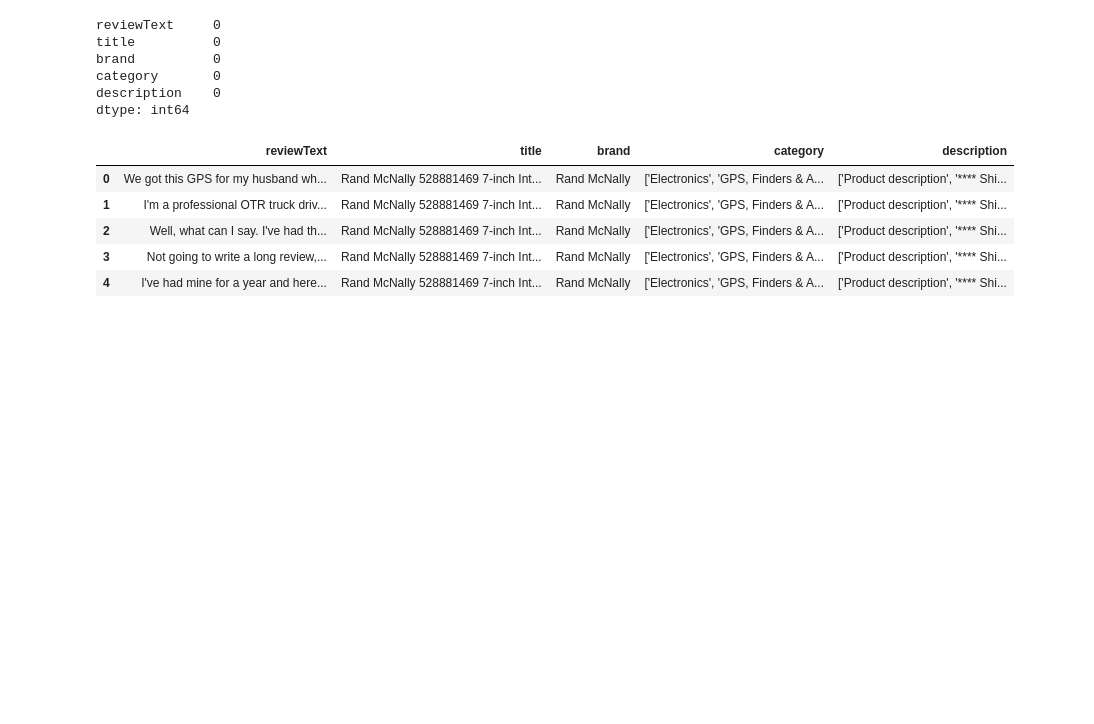
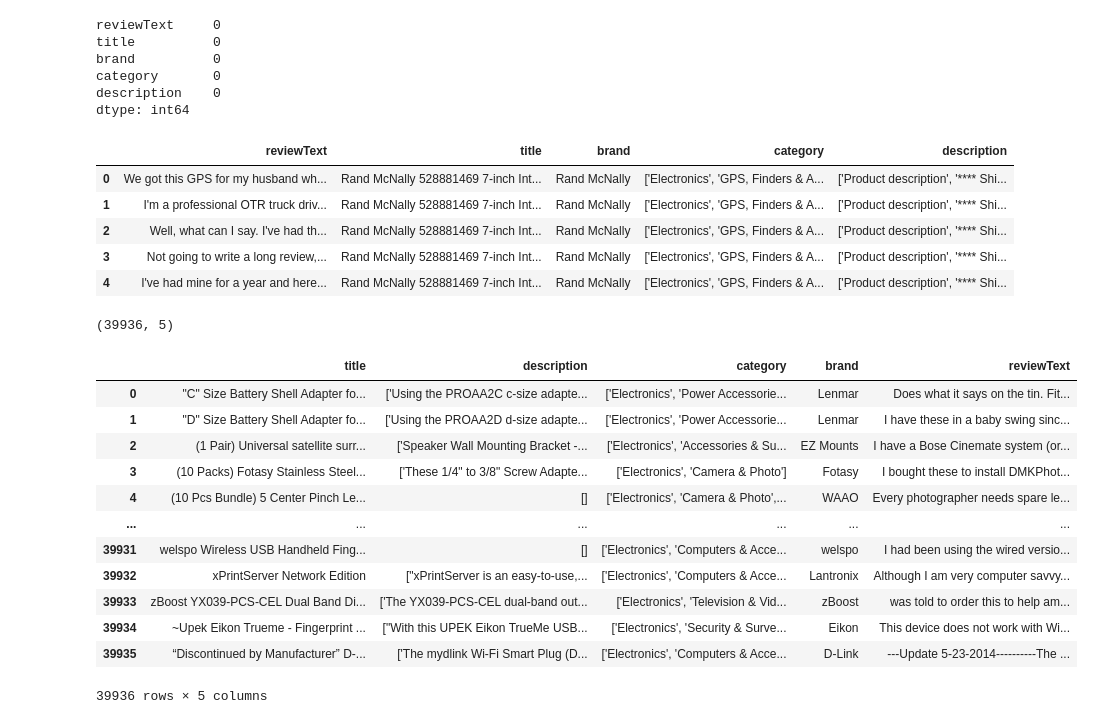
Before and after one commit to sdkharade12/product-recommendation-system, a Jupyter notebook: notebooks/product_recommend.ipynb, the cells around one changed output. Saved outputs shown, nothing was run; the diff lists cells and outputs as text; code cells hidden in the pictures; blank space fills up the shorter version.

```diff
--- a/notebooks/product_recommend.ipynb
+++ b/notebooks/product_recommend.ipynb
@@ -177,3 +177,30 @@ df1.head()
 | 2 | Well, what can I say. I've had th... | Rand McNally 528881469 7-inch Int... | Rand McNally | ['Electronics', 'GPS, Finders & A... | ['Product description', '**** Shi... |
 | 3 | Not going to write a long review,... | Rand McNally 528881469 7-inch Int... | Rand McNally | ['Electronics', 'GPS, Finders & A... | ['Product description', '**** Shi... |
 | 4 | I've had mine for a year and here... | Rand McNally 528881469 7-inch Int... | Rand McNally | ['Electronics', 'GPS, Finders & A... | ['Product description', '**** Shi... |
+# %%
+df1 = df1.groupby('title').agg({
+    'description': 'first',
+    'category': 'first',
+    'brand': 'first',
+    'reviewText': ' '.join
+}).reset_index()
+# %%
+df1.shape
+# %% [output]
+(39936, 5)
+# %%
+df1
+# %% [output]
+|  | title | description | category | brand | reviewText |
+| 0 | "C" Size Battery Shell Adapter fo... | ['Using the PROAA2C c-size adapte... | ['Electronics', 'Power Accessorie... | Lenmar | Does what it says on the tin. Fit... |
+| 1 | "D" Size Battery Shell Adapter fo... | ['Using the PROAA2D d-size adapte... | ['Electronics', 'Power Accessorie... | Lenmar | I have these in a baby swing sinc... |
+| 2 | (1 Pair) Universal satellite surr... | ['Speaker Wall Mounting Bracket -... | ['Electronics', 'Accessories & Su... | EZ Mounts | I have a Bose Cinemate system (or... |
+| 3 | (10 Packs) Fotasy Stainless Steel... | ['These 1/4" to 3/8" Screw Adapte... | ['Electronics', 'Camera & Photo'] | Fotasy | I bought these to install DMKPhot... |
+| 4 | (10 Pcs Bundle) 5 Center Pinch Le... | [] | ['Electronics', 'Camera & Photo',... | WAAO | Every photographer needs spare le... |
+| ... | ... | ... | ... | ... | ... |
+| 39931 | welspo Wireless USB Handheld Fing... | [] | ['Electronics', 'Computers & Acce... | welspo | I had been using the wired versio... |
+| 39932 | xPrintServer Network Edition | ["xPrintServer is an easy-to-use,... | ['Electronics', 'Computers & Acce... | Lantronix | Although I am very computer savvy... |
+| 39933 | zBoost YX039-PCS-CEL Dual Band Di... | ['The YX039-PCS-CEL dual-band out... | ['Electronics', 'Television & Vid... | zBoost | was told to order this to help am... |
+| 39934 | ~Upek Eikon Trueme - Fingerprint ... | ["With this UPEK Eikon TrueMe USB... | ['Electronics', 'Security & Surve... | Eikon | This device does not work with Wi... |
+| 39935 | “Discontinued by Manufacturer” D-... | ['The mydlink Wi-Fi Smart Plug (D... | ['Electronics', 'Computers & Acce... | D-Link | ---Update 5-23-2014----------The ... |
+39936 rows × 5 columns
```
Also changed, not shown: parts of 6 cells of this notebook.
